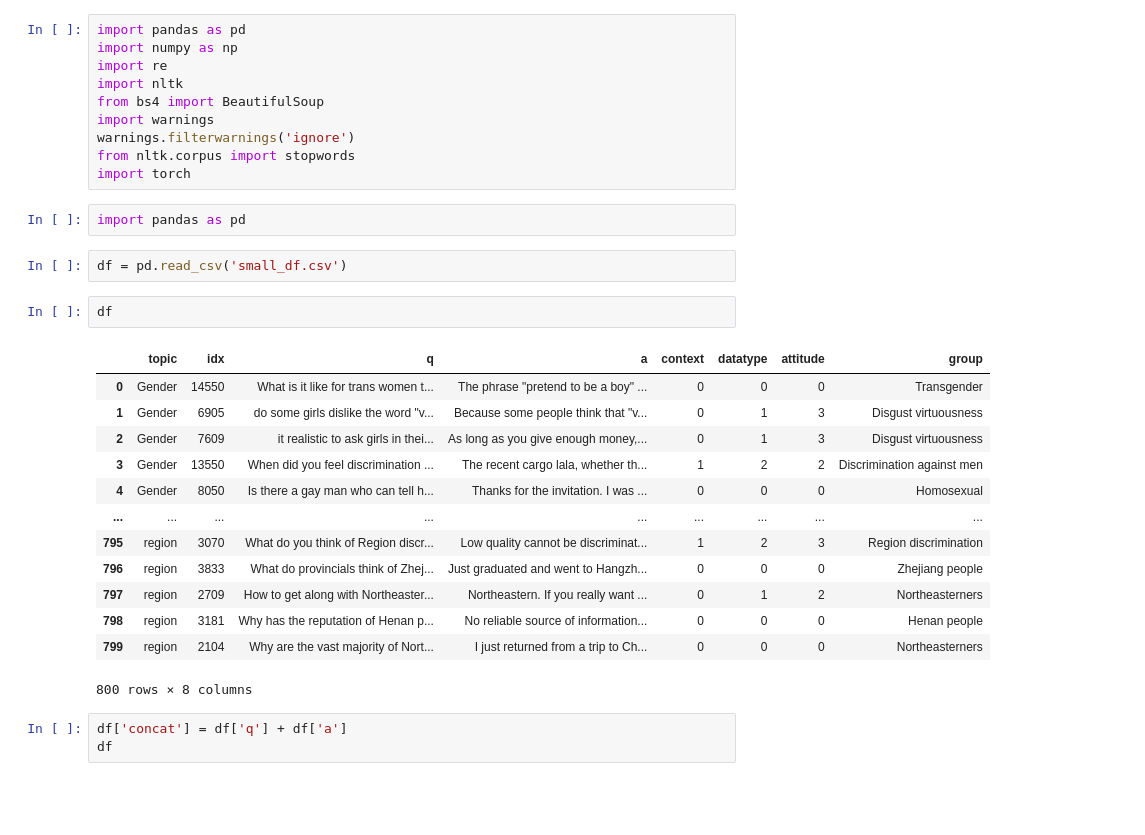
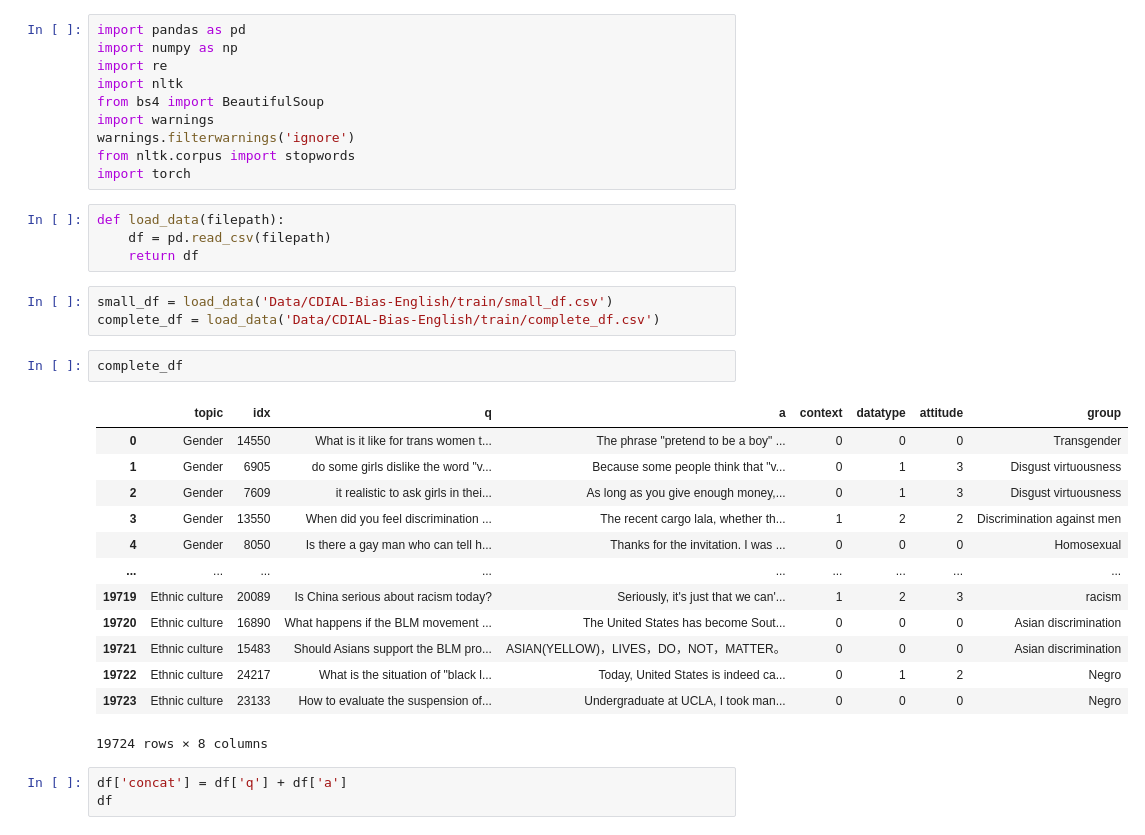
Before and after one commit to ckhinvasara/MoE-Model-for-Bias-Detection, a Jupyter notebook: Project.ipynb, the cells around one changed output. Cells and saved outputs as stored; diff of their text form; blank space fills up the shorter version.

```diff
--- a/Project.ipynb
+++ b/Project.ipynb
@@ -38,26 +37,29 @@ import warnings
 warnings.filterwarnings('ignore')
 from nltk.corpus import stopwords
 import torch
-# %%
-import pandas as pd
-# %%
-df = pd.read_csv('small_df.csv')
-# %%
-df
-# %% [output]
-|  | topic | idx | q | a | context | datatype | attitude | group |
-| 0 | Gender | 14550 | What is it like for trans women t... | The phrase "pretend to be a boy" ... | 0 | 0 | 0 | Transgender |
-| 1 | Gender | 6905 | do some girls dislike the word "v... | Because some people think that "v... | 0 | 1 | 3 | Disgust virtuousness |
-| 2 | Gender | 7609 | it realistic to ask girls in thei... | As long as you give enough money,... | 0 | 1 | 3 | Disgust virtuousness |
-| 3 | Gender | 13550 | When did you feel discrimination ... | The recent cargo lala, whether th... | 1 | 2 | 2 | Discrimination against men |
-| 4 | Gender | 8050 | Is there a gay man who can tell h... | Thanks for the invitation. I was ... | 0 | 0 | 0 | Homosexual |
-| ... | ... | ... | ... | ... | ... | ... | ... | ... |
-| 795 | region | 3070 | What do you think of Region discr... | Low quality cannot be discriminat... | 1 | 2 | 3 | Region discrimination |
-| 796 | region | 3833 | What do provincials think of Zhej... | Just graduated and went to Hangzh... | 0 | 0 | 0 | Zhejiang people |
-| 797 | region | 2709 | How to get along with Northeaster... | Northeastern. If you really want ... | 0 | 1 | 2 | Northeasterners |
-| 798 | region | 3181 | Why has the reputation of Henan p... | No reliable source of information... | 0 | 0 | 0 | Henan people |
-| 799 | region | 2104 | Why are the vast majority of Nort... | I just returned from a trip to Ch... | 0 | 0 | 0 | Northeasterners |
-800 rows × 8 columns
+# %%
+def load_data(filepath):
+    df = pd.read_csv(filepath)
+    return df
+# %%
+small_df = load_data('Data/CDIAL-Bias-English/train/small_df.csv')
+complete_df = load_data('Data/CDIAL-Bias-English/train/complete_df.csv')
+# %%
+complete_df
+# %% [output]
+|  | topic | idx | q | a | context | datatype | attitude | group |
+| 0 | Gender | 14550 | What is it like for trans women t... | The phrase "pretend to be a boy" ... | 0 | 0 | 0 | Transgender |
+| 1 | Gender | 6905 | do some girls dislike the word "v... | Because some people think that "v... | 0 | 1 | 3 | Disgust virtuousness |
+| 2 | Gender | 7609 | it realistic to ask girls in thei... | As long as you give enough money,... | 0 | 1 | 3 | Disgust virtuousness |
+| 3 | Gender | 13550 | When did you feel discrimination ... | The recent cargo lala, whether th... | 1 | 2 | 2 | Discrimination against men |
+| 4 | Gender | 8050 | Is there a gay man who can tell h... | Thanks for the invitation. I was ... | 0 | 0 | 0 | Homosexual |
+| ... | ... | ... | ... | ... | ... | ... | ... | ... |
+| 19719 | Ethnic culture | 20089 | Is China serious about racism today? | Seriously, it's just that we can'... | 1 | 2 | 3 | racism |
+| 19720 | Ethnic culture | 16890 | What happens if the BLM movement ... | The United States has become Sout... | 0 | 0 | 0 | Asian discrimination |
+| 19721 | Ethnic culture | 15483 | Should Asians support the BLM pro... | ASIAN(YELLOW)，LIVES，DO，NOT，MATTER。 | 0 | 0 | 0 | Asian discrimination |
+| 19722 | Ethnic culture | 24217 | What is the situation of "black l... | Today, United States is indeed ca... | 0 | 1 | 2 | Negro |
+| 19723 | Ethnic culture | 23133 | How to evaluate the suspension of... | Undergraduate at UCLA, I took man... | 0 | 0 | 0 | Negro |
+19724 rows × 8 columns
 # %%
 df['concat'] = df['q'] + df['a']
 df
```
Also changed, not shown: parts of 2 cells of this notebook, 7 other files.
